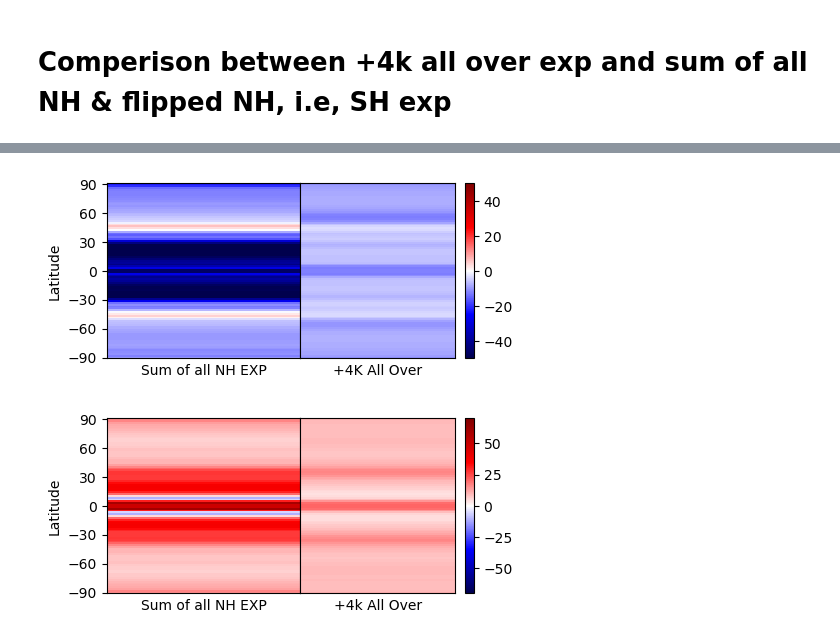
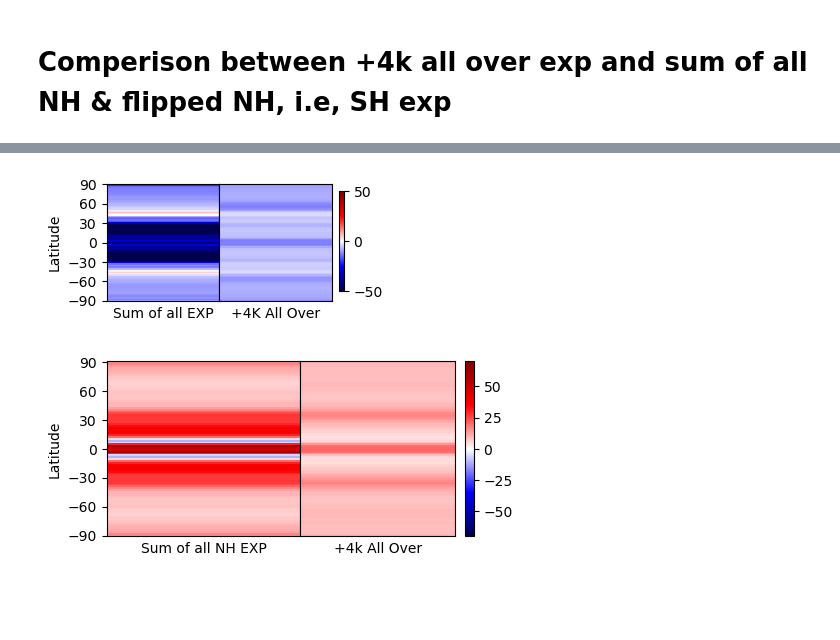
Before and after one commit to mailesasaki/cdds_sst_perturbations, a Jupyter notebook: Project_1_Linearity_test.ipynb, the cells around one changed output, grey strips where cells are left out. Cells and saved outputs as stored; diff of their text form; code cells hidden in the pictures; blank space fills up the shorter version.

```diff
--- a/Project_1_Linearity_test.ipynb
+++ b/Project_1_Linearity_test.ipynb
@@ -1530,37 +1556,40 @@ expp_4k, ppp_4k=np.meshgrid(exp_4k, pp_4k)
 nrow = 1
 ncol = 3
 fig = plt.figure(figsize=(5, 5))
 grid = ImageGrid(fig,
                  111, # as in plt.subplot(111)
                  nrows_ncols=(nrow,ncol),
                  axes_pad=0,
                  share_all=True,)
 
 #for i in range(1):
 #    for j in range(2):
 im = np.random.rand(28,28)
-gs = gridspec.GridSpec(2, 2)
+gs = gridspec.GridSpec(3, 3)
 gs.update(wspace=0)
 vmax=50
 vmin=-50
 plt.subplot(gs[0,0])
 plt.pcolormesh(expp_total,plat_total,ppp_total,cmap='seismic',vmax=vmax,vmin=vmin)
 plt.yticks(np.arange(-90, 91, 30))
 plt.ylabel("Latitude")
 plt.xticks([])
-plt.xlabel("Sum of all NH EXP")
+plt.xlabel("Sum of all EXP")
 
 plt.subplot(gs[0,1])
 plt.pcolormesh(expp_4k,plat_4k,ppp_4k,cmap='seismic',vmax=vmax,vmin=vmin)
 plt.xticks([])
 plt.xlabel("+4K All Over")
 ax = pylab.gca()
 ax.yaxis.set_visible(False)
+#plt.colorbar(shrink=1, location="bottom")
 
-plt.colorbar(shrink=1)
+plt.subplots_adjust(bottom=0.1, right=0.8, top=0.9)
+cax = plt.axes([0.59, 0.685, 0.0095, 0.2])
+plt.colorbar(cax=cax)
 plt.show()
 # %% [output]
-[figure, old version]
+[figure, new version]
 # %%
 #short wave of TOA flux
 sTOA_flux_exp_minus_control_00 = (data_00.FSNT.mean('lon'))-(data_control.FSNT.mean('lon'))
```
Also changed, not shown: parts of 13 cells of this notebook.
